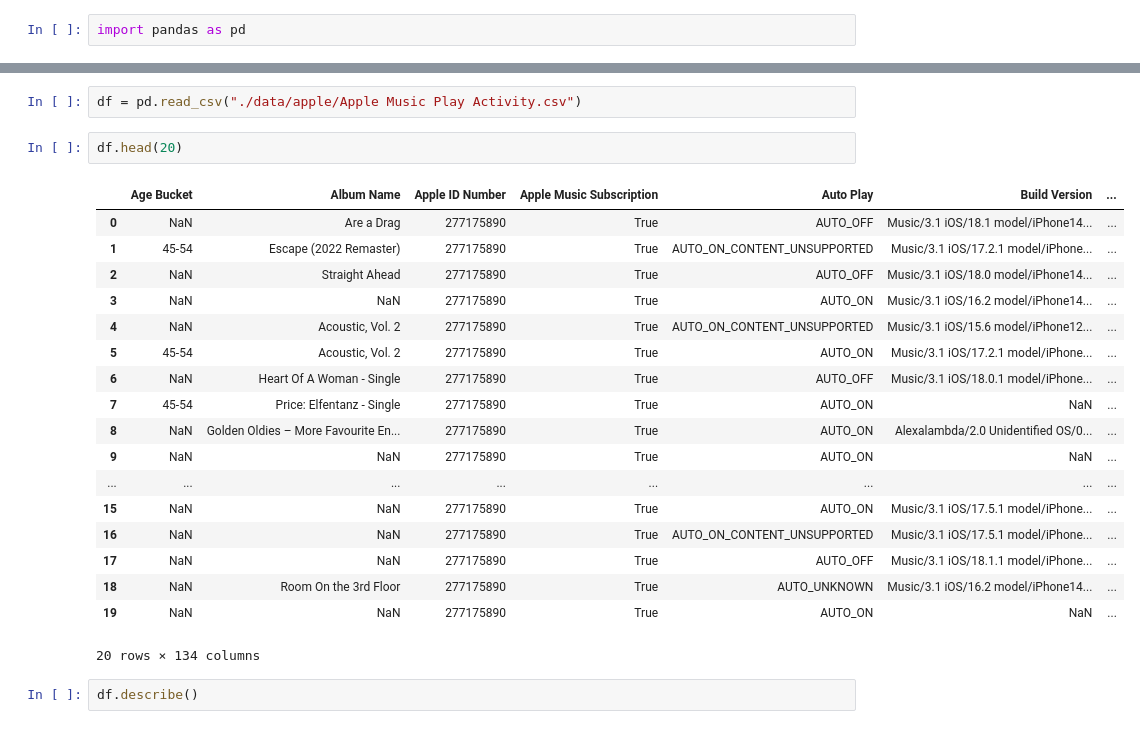
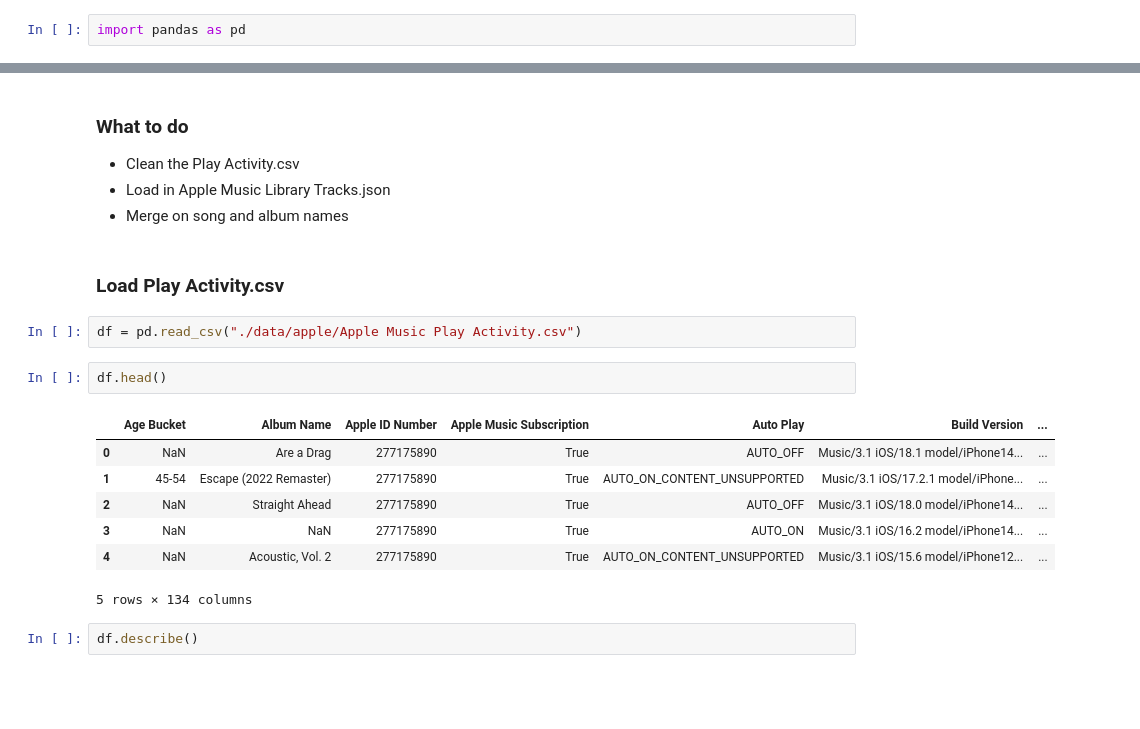
Before and after one commit to ftaylor101/spotify, a Jupyter notebook: apple_vis.ipynb, the cells around one changed output, grey strips where cells are left out. Cells and saved outputs as stored; diff of their text form; blank space fills up the shorter version.

```diff
--- a/apple_vis.ipynb
+++ b/apple_vis.ipynb
@@ -6,26 +3,22 @@ Go to Play Activity.csv, go to column DL and get the song name, album name and c
+# %% [markdown]
+### What to do
+* Clean the Play Activity.csv
+* Load in Apple Music Library Tracks.json
+* Merge on song and album names
+# %% [markdown]
+### Load Play Activity.csv
 # %%
 df = pd.read_csv("./data/apple/Apple Music Play Activity.csv")
 # %%
-df.head(20)
+df.head()
 # %% [output]
 |  | Age Bucket | Album Name | Apple ID Number | Apple Music Subscription | Auto Play | Build Version | ... |
 | 0 | NaN | Are a Drag | 277175890 | True | AUTO_OFF | Music/3.1 iOS/18.1 model/iPhone14... | ... |
 | 1 | 45-54 | Escape (2022 Remaster) | 277175890 | True | AUTO_ON_CONTENT_UNSUPPORTED | Music/3.1 iOS/17.2.1 model/iPhone... | ... |
 | 2 | NaN | Straight Ahead | 277175890 | True | AUTO_OFF | Music/3.1 iOS/18.0 model/iPhone14... | ... |
 | 3 | NaN | NaN | 277175890 | True | AUTO_ON | Music/3.1 iOS/16.2 model/iPhone14... | ... |
 | 4 | NaN | Acoustic, Vol. 2 | 277175890 | True | AUTO_ON_CONTENT_UNSUPPORTED | Music/3.1 iOS/15.6 model/iPhone12... | ... |
-| 5 | 45-54 | Acoustic, Vol. 2 | 277175890 | True | AUTO_ON | Music/3.1 iOS/17.2.1 model/iPhone... | ... |
-| 6 | NaN | Heart Of A Woman - Single | 277175890 | True | AUTO_OFF | Music/3.1 iOS/18.0.1 model/iPhone... | ... |
-| 7 | 45-54 | Price: Elfentanz - Single | 277175890 | True | AUTO_ON | NaN | ... |
-| 8 | NaN | Golden Oldies – More Favourite En... | 277175890 | True | AUTO_ON | Alexalambda/2.0 Unidentified OS/0... | ... |
-| 9 | NaN | NaN | 277175890 | True | AUTO_ON | NaN | ... |
-| ... | ... | ... | ... | ... | ... | ... | ... |
-| 15 | NaN | NaN | 277175890 | True | AUTO_ON | Music/3.1 iOS/17.5.1 model/iPhone... | ... |
-| 16 | NaN | NaN | 277175890 | True | AUTO_ON_CONTENT_UNSUPPORTED | Music/3.1 iOS/17.5.1 model/iPhone... | ... |
-| 17 | NaN | NaN | 277175890 | True | AUTO_OFF | Music/3.1 iOS/18.1.1 model/iPhone... | ... |
-| 18 | NaN | Room On the 3rd Floor | 277175890 | True | AUTO_UNKNOWN | Music/3.1 iOS/16.2 model/iPhone14... | ... |
-| 19 | NaN | NaN | 277175890 | True | AUTO_ON | NaN | ... |
-20 rows × 134 columns
+5 rows × 134 columns
 # %%
 df.describe()
 # %% [output]
```
Also changed, not shown: parts of 29 cells of this notebook.
